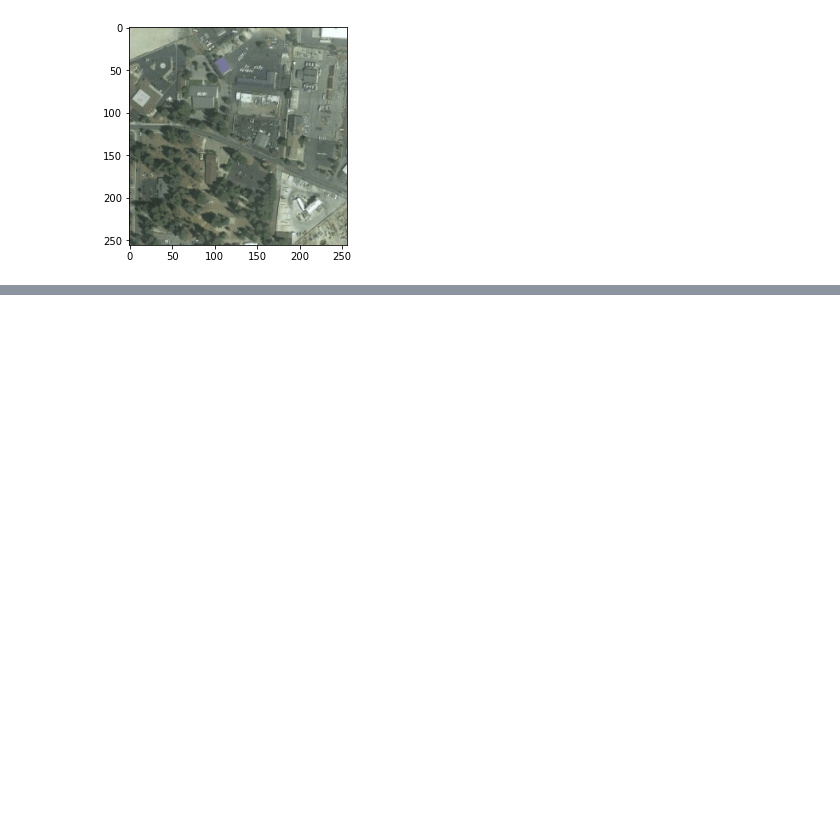
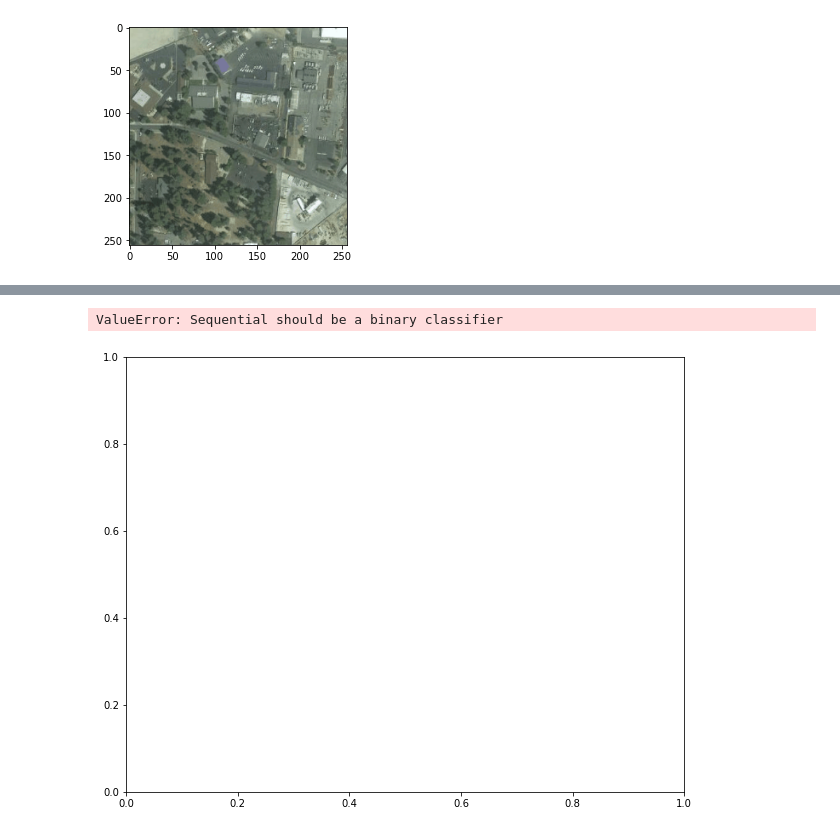
Before and after one commit to paultanger/CampsitePredict, a Jupyter notebook: preprocess_and_build_model-v2.ipynb, the cells around one changed output, grey strips where cells are left out. Saved outputs shown, nothing was run; the diff lists cells and outputs as text; code cells hidden in the pictures; blank space fills up the shorter version.

```diff
--- a/preprocess_and_build_model-v2.ipynb
+++ b/preprocess_and_build_model-v2.ipynb
@@ -17,7 +18,7 @@ Using 11074 files for training.
 # %%
 X_test = image_dataset_from_directory(
     directory, labels='inferred', label_mode='categorical', class_names=None,
-    color_mode='rgb', batch_size=100, image_size=(256, 256), shuffle=True, seed=42,
+    color_mode='rgb', batch_size=32, image_size=(256, 256), shuffle=True, seed=42,
     validation_split=0.3, subset='validation', interpolation='bilinear', follow_links=True
 )
 # %% [output]
@@ -128,17 +129,26 @@ kernel_size = (4, 4)  # convolutional kernel size, slides over image to learn fe
 # '''
 # %%
 model = Sequential([
+    # is this where I can add other augmentation?
+#     layers.experimental.preprocessing.RandomFlip("horizontal",
+#                                                  input_shape=(img_height,
+#                                                               img_width,
+#                                                               3)),
+#     layers.experimental.preprocessing.RandomRotation(0.1),
+#     layers.experimental.preprocessing.RandomZoom(0.1),
     layers.experimental.preprocessing.Rescaling(1./255, input_shape=(256, 256, 3)),
     layers.Conv2D(nb_filters, 3, padding='same', activation='relu'), # was 16, 32, 64
     layers.MaxPooling2D(pool_size=pool_size),
-    layers.Conv2D(nb_filters, 3, padding='same', activation='relu'),
+    layers.Conv2D(nb_filters, 3, padding='same', activation='relu'), # drop layers.. for initial testing
     layers.MaxPooling2D(pool_size=pool_size),
-    layers.Conv2D(nb_filters, 3, padding='same', activation='relu'),
-    layers.MaxPooling2D(pool_size=pool_size),
+#     layers.Conv2D(nb_filters, 3, padding='same', activation='relu'),
+#     layers.MaxPooling2D(pool_size=pool_size),
+    # insert more layers?
+    # insert callback?
     layers.Flatten(),
-    layers.Dense(128, activation='softmax'), # softmax? # make this number much higher
+    layers.Dense(128, activation='relu'), # softmax? # make this number much higher
     layers.Dropout(0.3),
-    layers.Dense(num_classes)
+    layers.Dense(num_classes, activation='softmax')
 ])
 # %%
 model.compile(optimizer='adam',
@@ -213,0 +373,9 @@ plt.show()
+# %%
+from sklearn import metrics
+fig, ax = plt.subplots(1, figsize=(10, 8))
+metrics.plot_roc_curve(model, X_test, predictions, ax=ax)
+ax.plot([0, 1], [0, 1], linestyle='--', lw=2, color='r', label='Chance', alpha=.8)
+plt.show()
+# %% [output]
+ValueError: Sequential should be a binary classifier
+[figure, added]
```
Also changed, not shown: parts of 25 cells of this notebook, 8 other files.
